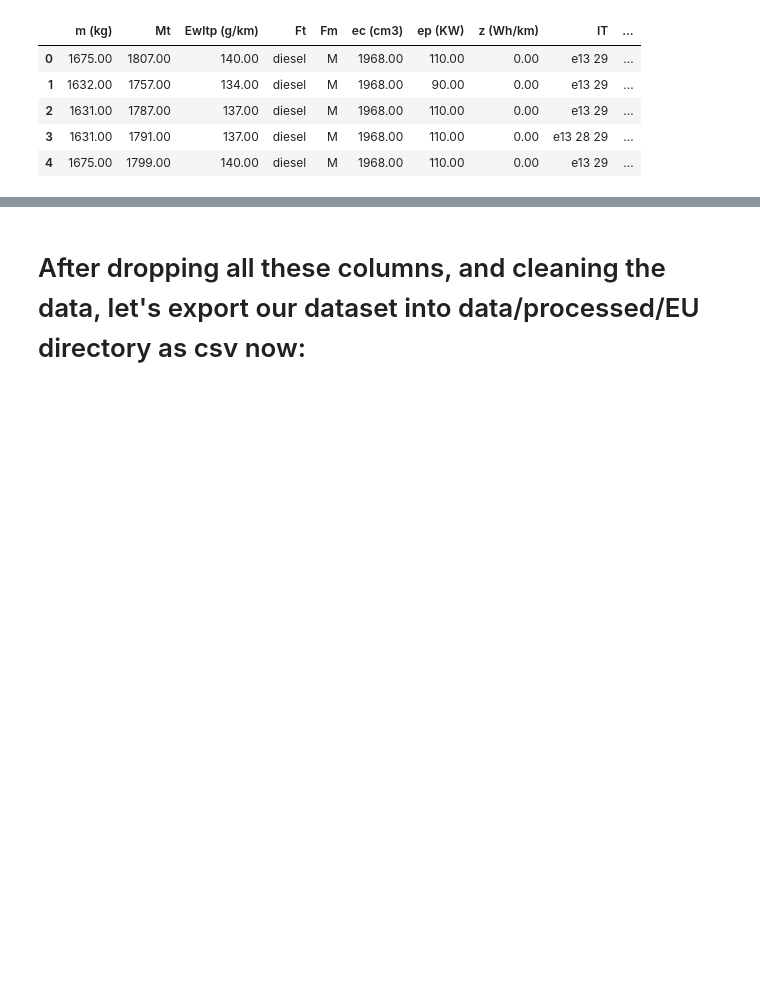
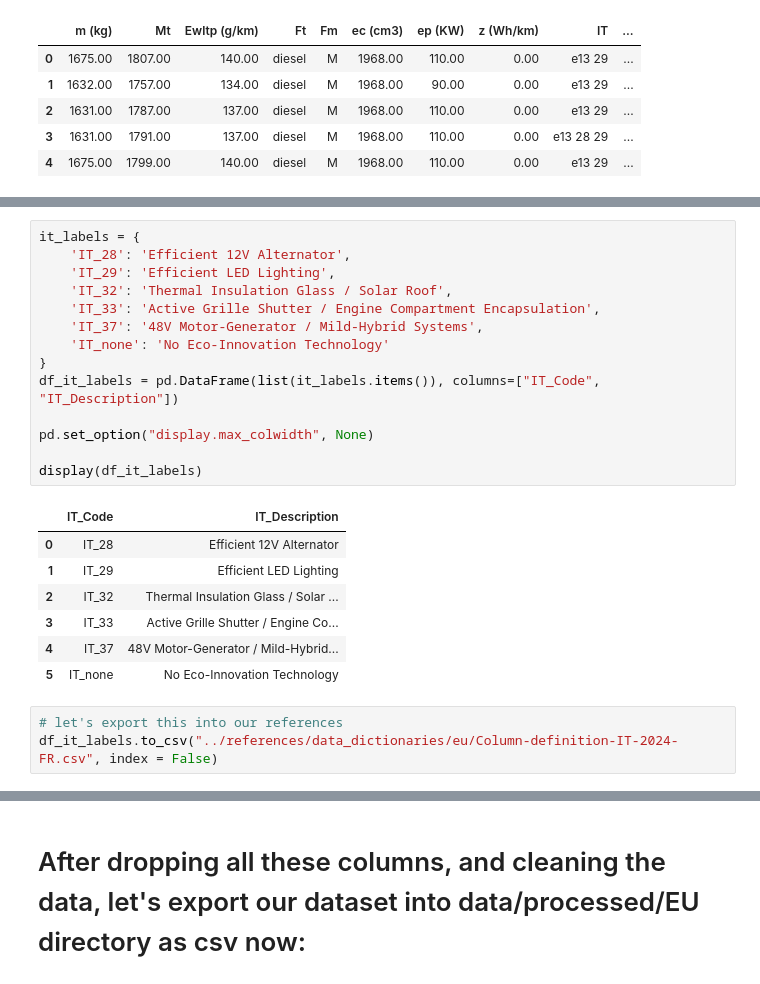
Before and after one commit to serhatgemici/project_data_exploration, a Jupyter notebook: Notebooks/02_feature_engineering.ipynb, the cells around one changed output, grey strips where cells are left out. Saved outputs shown, nothing was run; the diff lists cells and outputs as text; blank space fills up the shorter version.

```diff
--- a/Notebooks/02_feature_engineering.ipynb
+++ b/Notebooks/02_feature_engineering.ipynb
@@ -1739,0 +1776,25 @@ df_fr_2024.head()
+# %%
+it_labels = {
+    'IT_28': 'Efficient 12V Alternator',
+    'IT_29': 'Efficient LED Lighting',
+    'IT_32': 'Thermal Insulation Glass / Solar Roof',
+    'IT_33': 'Active Grille Shutter / Engine Compartment Encapsulation',
+    'IT_37': '48V Motor-Generator / Mild-Hybrid Systems',
+    'IT_none': 'No Eco-Innovation Technology'
+}
+df_it_labels = pd.DataFrame(list(it_labels.items()), columns=["IT_Code", "IT_Description"])
+
+pd.set_option("display.max_colwidth", None)
+
+display(df_it_labels)
+# %% [output]
+|  | IT_Code | IT_Description |
+| 0 | IT_28 | Efficient 12V Alternator |
+| 1 | IT_29 | Efficient LED Lighting |
+| 2 | IT_32 | Thermal Insulation Glass / Solar ... |
+| 3 | IT_33 | Active Grille Shutter / Engine Co... |
+| 4 | IT_37 | 48V Motor-Generator / Mild-Hybrid... |
+| 5 | IT_none | No Eco-Innovation Technology |
+# %%
+# let's export this into our references
+df_it_labels.to_csv("../references/data_dictionaries/eu/Column-definition-IT-2024-FR.csv", index = False)
```
Also changed, not shown: parts of 8 cells of this notebook.
